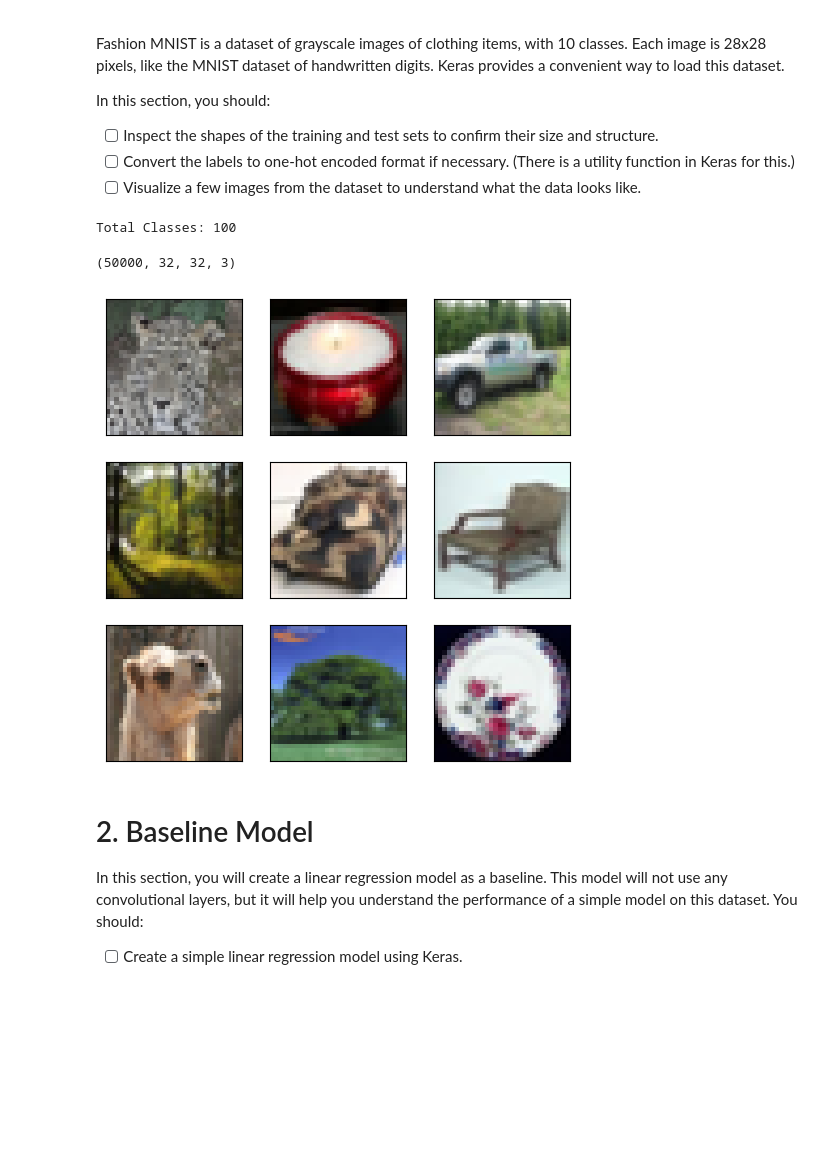
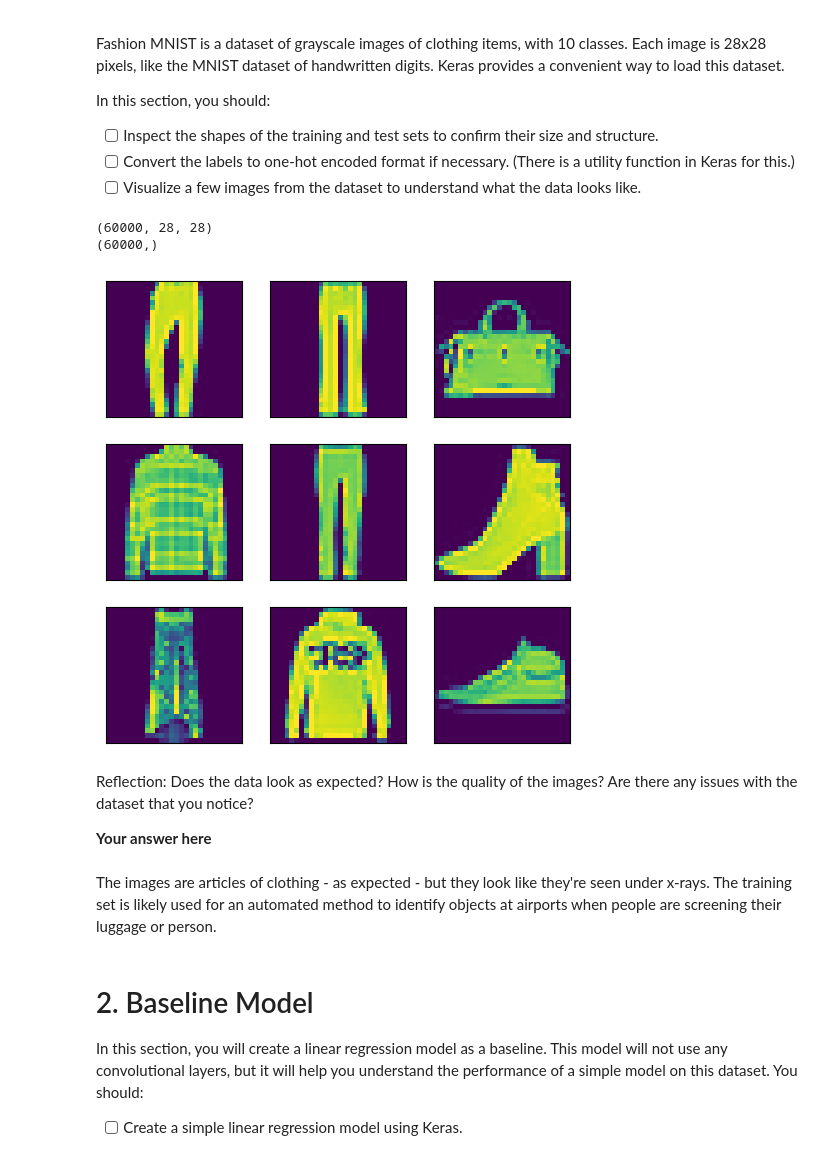
Before and after one commit to klin093/deep_learning, a Jupyter notebook: 02_activities/assignments/assignment_1.ipynb, the cells around one changed output. Drawn from its saved outputs; the diff is of its cells as text; code cells hidden in the pictures; blank space fills up the shorter version.

```diff
--- a/02_activities/assignments/assignment_1.ipynb
+++ b/02_activities/assignments/assignment_1.ipynb
@@ -31,56 +31,44 @@ X_test = X_test.astype('float32') / 255.0
 class_names = ["T-shirt/top", "Trouser", "Pullover", "Dress", "Coat", "Sandal", "Shirt", "Sneaker", "Bag", "Ankle boot"]
 # %%
 # Inspect the shapes of the datasets
-
+print(X_train.shape)
+print(y_train.shape)
 
 # Convert labels to one-hot encoding
 from tensorflow.keras.utils import to_categorical
+y_train = to_categorical(y_train, num_classes=len(class_names))
+y_test = to_categorical(y_test, num_classes=len(class_names))
+# %% [output]
+(60000, 28, 28)
+(60000,)
-# %%
-class_names = [
-    "apple", "aquarium_fish", "baby", "bear", "beaver", "bed", "bee", "beetle", "bicycle", "bottle",
-    "bowl", "boy", "bridge", "bus", "butterfly", "camel", "can", "castle", "caterpillar", "cattle",
-    "chair", "chimpanzee", "clock", "cloud", "cockroach", "couch", "crab", "crocodile", "cup", "dinosaur",
-    "dolphin", "elephant", "flatfish", "forest", "fox", "girl", "hamster", "house", "kangaroo", "keyboard",
-    "lamp", "lawn_mower", "leopard", "lion", "lizard", "lobster", "man", "maple_tree", "motorcycle", "mountain",
-    "mouse", "mushroom", "oak_tree", "orange", "orchid", "otter", "palm_tree", "pear", "pickup_truck", "pine_tree",
-    "plain", "plate", "poppy", "porcupine", "possum", "rabbit", "raccoon", "ray", "road", "rocket",
-    "rose", "sea", "seal", "shark", "shrew", "skunk", "skyscraper", "snail", "snake", "spider",
-    "squirrel", "streetcar", "sunflower", "sweet_pepper", "table", "tank", "telephone", "television", "tiger", "tractor",
-    "train", "trout", "tulip", "turtle", "wardrobe", "whale", "willow_tree", "wolf", "woman", "worm"
-]
-
-print('Total Classes:',len(class_names))
-# %% [output]
-Total Classes: 100
-# %%
-'''
-50,000 Images
-32 x 32 Pixels
-3 Colours per Pixel [R,G,B]
-'''
-
-x_train.shape
-# %% [output]
-(50000, 32, 32, 3)
 # %%
 import matplotlib.pyplot as plt
+# Verify the data looks as expected
+
 import numpy as np
 
-random_indices = np.random.choice(len(x_test), 9, replace=False)
+random_indices = np.random.choice(len(X_test), 9, replace=False)
 
 # Creating a 3x3 grid plot
 fig, axes = plt.subplots(3, 3, figsize=(6, 6))
 
 for i, ax in enumerate(axes.flat):
-    ax.imshow(x_test[random_indices[i]])
+    ax.imshow(X_test[random_indices[i]])
 
     # Removing axis labels
     ax.set_xticks([])
     ax.set_yticks([])
 
 plt.show()
 # %% [output]
-[figure, old version]
+[figure, new version]
+# %% [markdown]
+Reflection: Does the data look as expected? How is the quality of the images? Are there any issues with the dataset that you notice?
+
+**Your answer here**
+# %% [markdown]
+The images are articles of clothing - as expected - but they look like they're seen under x-rays.
+The training set is likely used for an automated method to identify objects at airports when people are screening their luggage or person.
 # %% [markdown]
 # 2. Baseline Model
 
```
Also changed, not shown: parts of 33 cells of this notebook.
